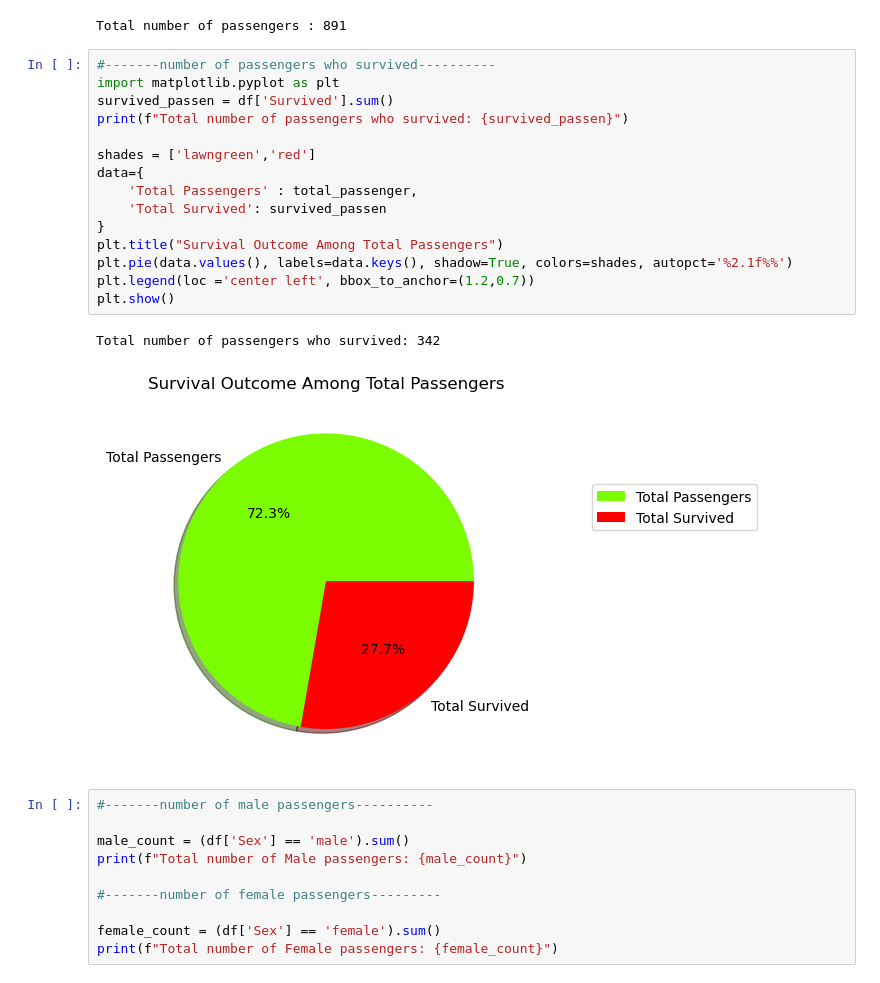
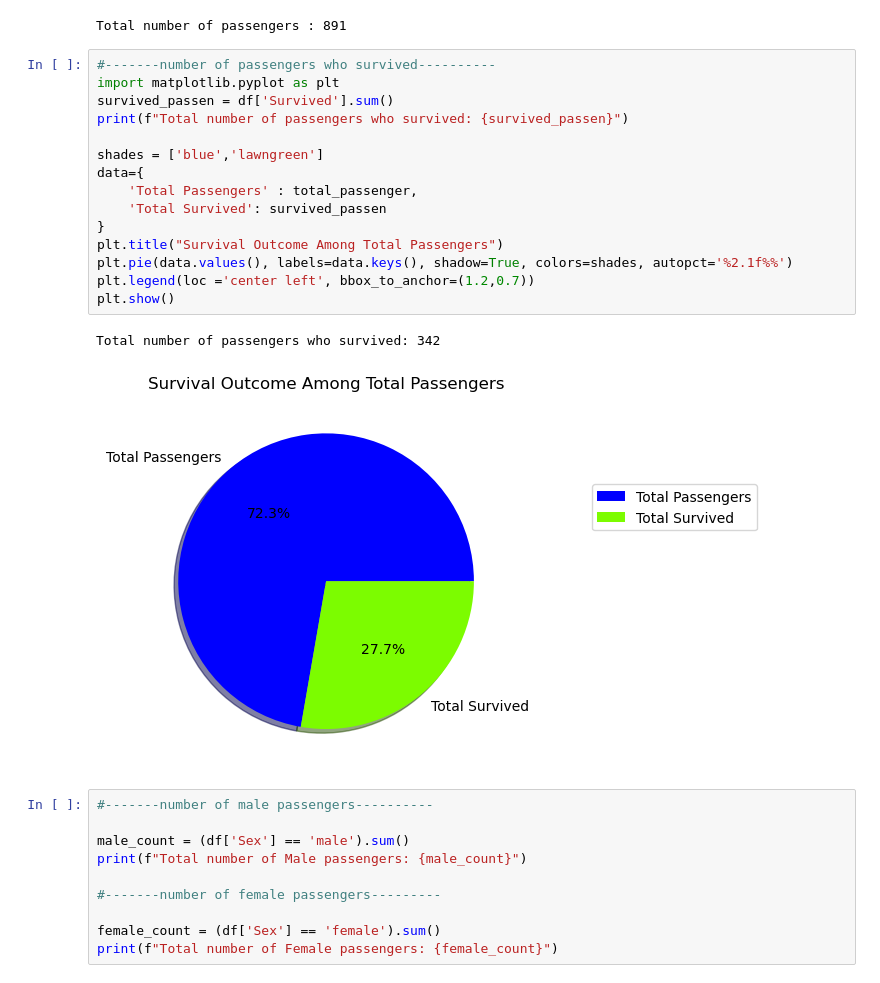
Before and after one commit to shiffa-04/Titanic-Data-set, a Jupyter notebook: Data-set.ipynb, the cells around one changed output. Saved outputs shown, nothing was run; the diff lists cells and outputs as text.

```diff
--- a/Data-set.ipynb
+++ b/Data-set.ipynb
@@ -32,21 +32,21 @@ Total number of passengers : 891
 # %%
 #-------number of passengers who survived----------
 import matplotlib.pyplot as plt
 survived_passen = df['Survived'].sum()
 print(f"Total number of passengers who survived: {survived_passen}")
 
-shades = ['lawngreen','red']
+shades = ['blue','lawngreen']
 data={
     'Total Passengers' : total_passenger,
     'Total Survived': survived_passen
 }
 plt.title("Survival Outcome Among Total Passengers")
 plt.pie(data.values(), labels=data.keys(), shadow=True, colors=shades, autopct='%2.1f%%')
 plt.legend(loc ='center left', bbox_to_anchor=(1.2,0.7))
 plt.show()
 # %% [output]
 Total number of passengers who survived: 342
-[figure, old version]
+[figure, new version]
 # %%
 #-------number of male passengers----------
 
```
Also changed, not shown: parts of 7 cells of this notebook.
